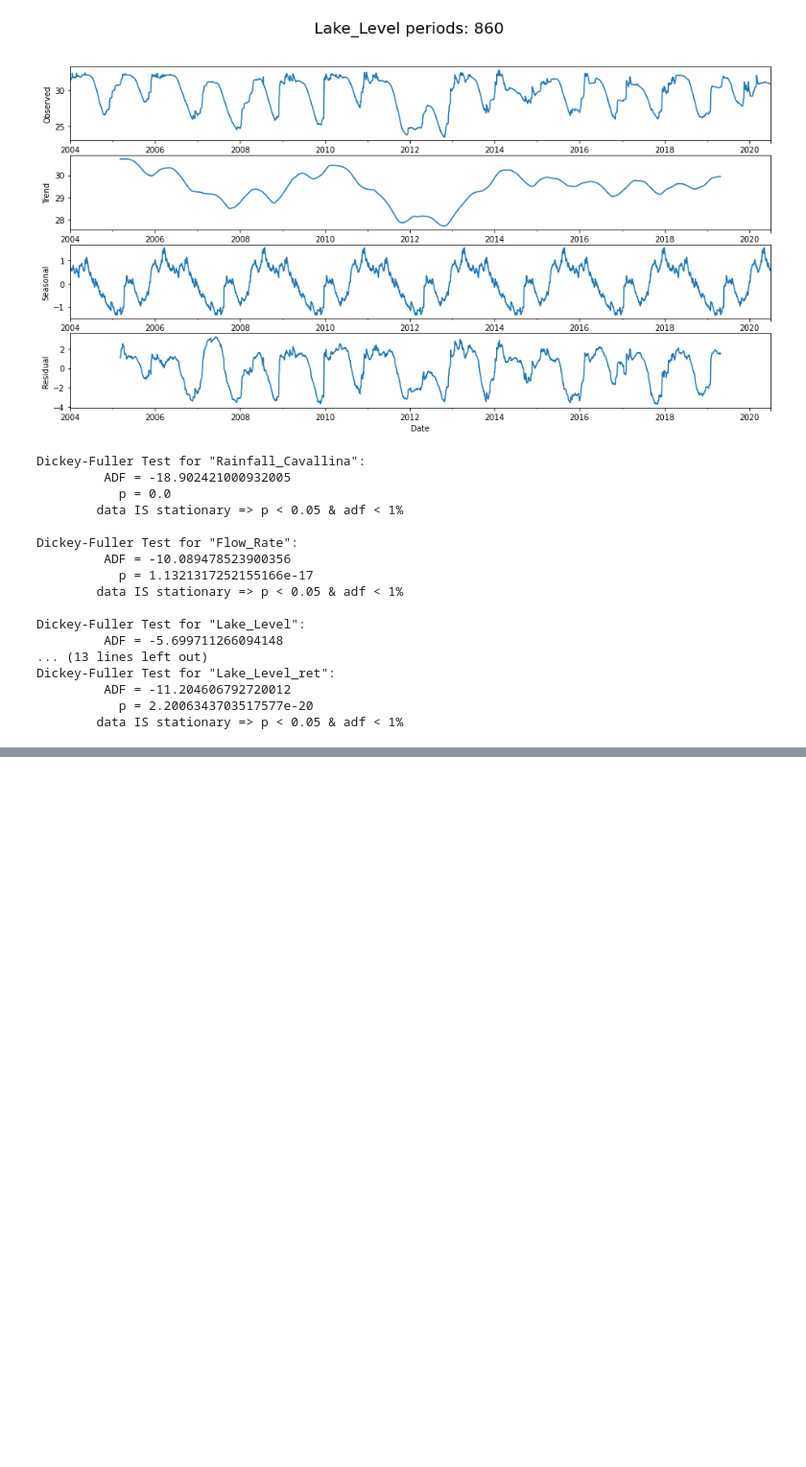
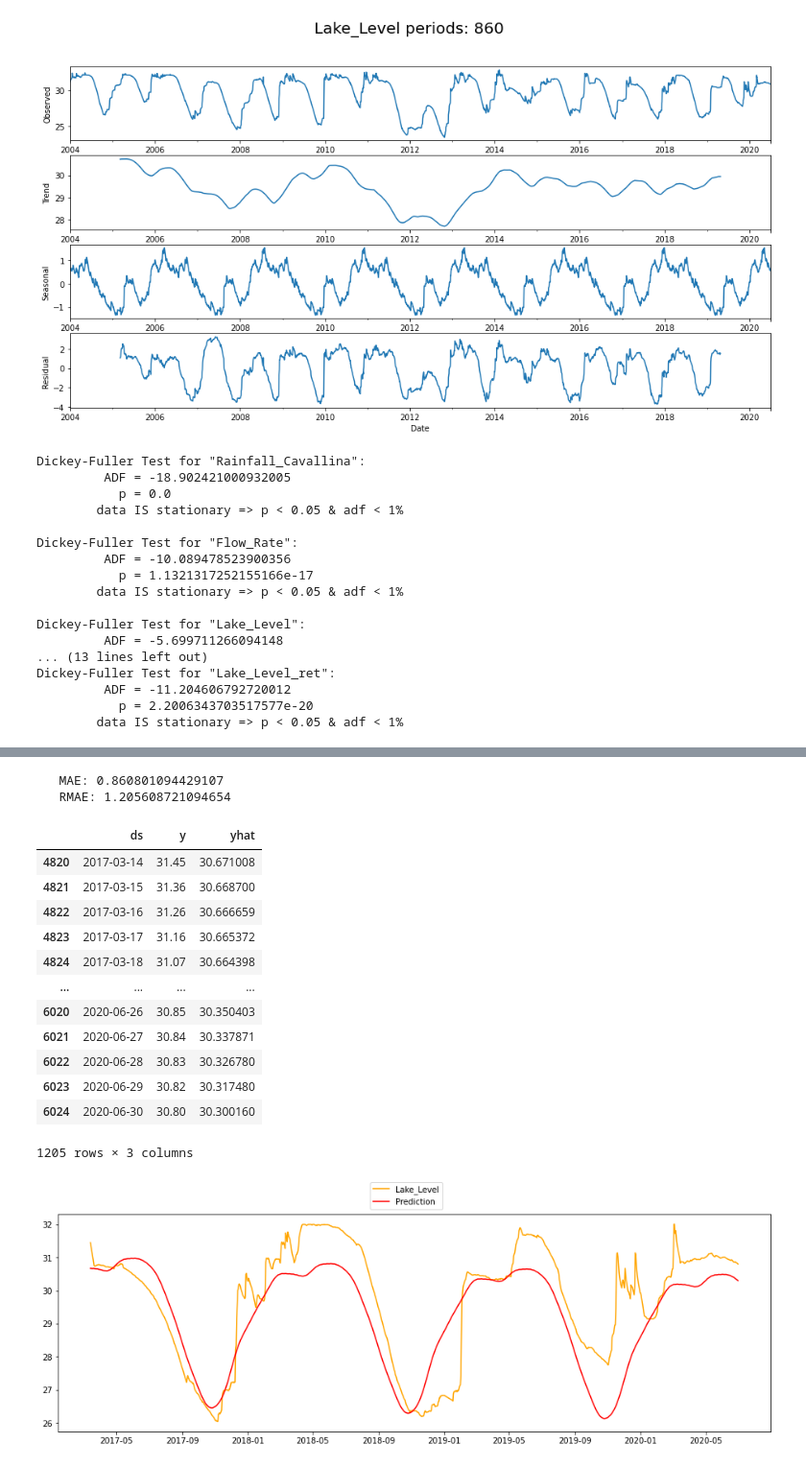
Before and after one commit to KlemenKozelj/master_thesis, a Jupyter notebook: 02_Lake_Bilancino_Time_Series.ipynb, the cells around one changed output, grey strips where cells are left out. Shown at 96% size. Drawn from its saved outputs; the diff is of its cells as text; code cells hidden in the pictures; blank space fills up the shorter version.

```diff
--- a/02_Lake_Bilancino_Time_Series.ipynb
+++ b/02_Lake_Bilancino_Time_Series.ipynb
@@ -312,20 +306,19 @@ WARNING:matplotlib.legend:No handles with labels found to put in legend.
-# %%
-pm = Prophet(daily_seasonality=True)
-pm.fit( pd.DataFrame({ 'ds': df_learn.index, 'y': df_learn[['Lake_Level']].to_numpy().squeeze(), }) )
-
-future = pm.make_future_dataframe(periods=len(df_test))
-
-forecast = pm.predict(future)
-
-df_test = df_test.assign(yhat = forecast.loc[forecast.ds >= df_test.index[0], ['yhat']].to_numpy())
-
-evaluate_ae(df_test['yhat'], df_test['Lake_Level'])
-
-fig, ax = plt.subplots(1, 1, figsize=(16, 8))
-ax.plot(df_learn['Lake_Level'], color='blue', label='Lake_Level learning')
-ax.plot(df_test['Lake_Level'], color='orange', label='Lake_Level testing')
-ax.plot(df_test['yhat'], color='red', label='Prediction')
-fig.legend(loc='upper center');
-
-pm.plot(forecast);
-# pm.plot_components(forecast);
+# %%
+pr_rolling_forecast(df, test_percentage, len(df_test))
+# %% [output]
+   MAE: 0.860801094429107
+   RMAE: 1.205608721094654
+|  | ds | y | yhat |
+| 4820 | 2017-03-14 | 31.45 | 30.671008 |
+| 4821 | 2017-03-15 | 31.36 | 30.668700 |
+| 4822 | 2017-03-16 | 31.26 | 30.666659 |
+| 4823 | 2017-03-17 | 31.16 | 30.665372 |
+| 4824 | 2017-03-18 | 31.07 | 30.664398 |
+| ... | ... | ... | ... |
+| 6020 | 2020-06-26 | 30.85 | 30.350403 |
+| 6021 | 2020-06-27 | 30.84 | 30.337871 |
+| 6022 | 2020-06-28 | 30.83 | 30.326780 |
+| 6023 | 2020-06-29 | 30.82 | 30.317480 |
+| 6024 | 2020-06-30 | 30.80 | 30.300160 |
+1205 rows × 3 columns
+[figure, added]
```
Also changed, not shown: parts of 7 cells of this notebook.
